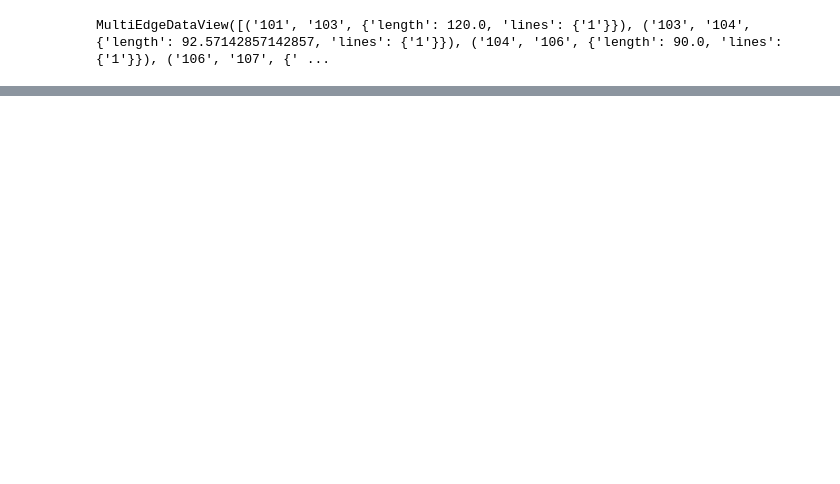
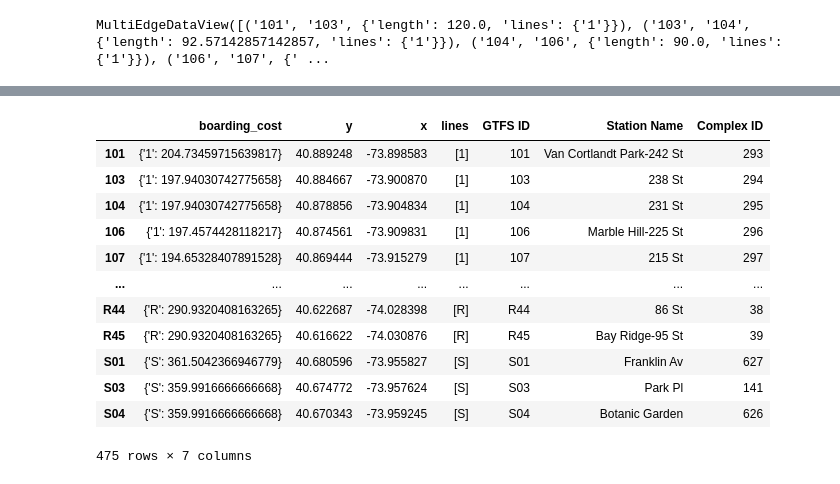
Before and after one commit to pacmanboss256/subway, a Jupyter notebook: graph-gen.ipynb, the cells around one changed output, grey strips where cells are left out. Saved outputs shown, nothing was run; the diff lists cells and outputs as text; code cells hidden in the pictures; blank space fills up the shorter version.

Commit message:
worry about transfers within complexes

```diff
--- a/graph-gen.ipynb
+++ b/graph-gen.ipynb
@@ -28,6 +29,7 @@ for k in kl:
 	m = k[-3:]
 	ls = station_data[station_data['GTFS Stop ID'] == m]
 	G.nodes[k]['lines'] = ls.iat[0,3]
+	G.nodes[k]['GTFS ID'] = ls.iat[0,0]
 	G.nodes[k]['Station Name'] = ls.iat[0,2]
 	G.nodes[k]['Complex ID'] = ls.iat[0,1]
 	try: del G.nodes[k]['modes']
@@ -70,3 +72,17 @@ def iterator(L):
 	a, b = itertools.tee(L)
 	next(b, None)
 	return list(zip(a,b))
+# %%
+## transfers in complex
+transfers = pd.read_csv('gtfs_subway/transfers.txt')
+transfers['lines'] = 0
+for i in range(len(transfers['from_stop_id'])):
+	coming = transfers['from_stop_id'][i]
+	going = transfers['to_stop_id'][i]
+
+	try:
+		d = (G.nodes[coming]['lines'], G.nodes[going]['lines'])
+		transfers['lines'][i] = d
+	except:
+		print(coming, going, i)
+		continue
@@ -78,6 +116,7 @@ complexed_station_groups = gdf[gdf['Complex ID'].isin(complex_stns)]
 grouped = complexed_station_groups.sort_values('Complex ID').groupby('Complex ID', group_keys=True)
 
 for i in complex_stns:
+	break
 	cpx = grouped.get_group(i)
 	cpx_count = len(cpx)
 	board_cost = {}
@@ -102,4 +141,8 @@ nx.relabel_nodes(G, lambda x: G.nodes[x]['Complex ID'], copy=False)
 # %%
-cdf = pd.DataFrame.from_dict(dict(G.nodes(data=True)), orient='index')
-cdf = cdf.sort_index()
-cdf
+
+for st in G.nodes:
+	if type(G.nodes[st]['boarding_cost']) is float:
+		board_cost = {}
+		for line in G.nodes[st]['lines']:
+			board_cost[line] = G.nodes[st]['boarding_cost']
+		G.nodes[st]['boarding_cost'] = board_cost
@@ -120,3 +149,29 @@ cdf
+# %%
+cdf = pd.DataFrame.from_dict(dict(G.nodes(data=True)), orient='index')
+##edf = pd.DataFrame.from_dict(dict(G.edges(data=True)), orient='index')
+elist = list(G.edges.data())
+edict = {}
+for i in range(len(elist)):
+	start =elist[i][0]
+	stop = elist[i][1]
+	data = elist[i][2]
+	edict[(start, stop)] = data
+
+cdf
+# %% [output]
+|  | boarding_cost | y | x | lines | GTFS ID | Station Name | Complex ID |
+| 101 | {'1': 204.73459715639817} | 40.889248 | -73.898583 | [1] | 101 | Van Cortlandt Park-242 St | 293 |
+| 103 | {'1': 197.94030742775658} | 40.884667 | -73.900870 | [1] | 103 | 238 St | 294 |
+| 104 | {'1': 197.94030742775658} | 40.878856 | -73.904834 | [1] | 104 | 231 St | 295 |
+| 106 | {'1': 197.4574428118217} | 40.874561 | -73.909831 | [1] | 106 | Marble Hill-225 St | 296 |
+| 107 | {'1': 194.65328407891528} | 40.869444 | -73.915279 | [1] | 107 | 215 St | 297 |
+| ... | ... | ... | ... | ... | ... | ... | ... |
+| R44 | {'R': 290.9320408163265} | 40.622687 | -74.028398 | [R] | R44 | 86 St | 38 |
+| R45 | {'R': 290.9320408163265} | 40.616622 | -74.030876 | [R] | R45 | Bay Ridge-95 St | 39 |
+| S01 | {'S': 361.5042366946779} | 40.680596 | -73.955827 | [S] | S01 | Franklin Av | 627 |
+| S03 | {'S': 359.9916666666668} | 40.674772 | -73.957624 | [S] | S03 | Park Pl | 141 |
+| S04 | {'S': 359.9916666666668} | 40.670343 | -73.959245 | [S] | S04 | Botanic Garden | 626 |
+475 rows × 7 columns
 # %%
 node_pos = dict(G.nodes.data())
 st_pos = pd.DataFrame.from_dict(node_pos).T
```
Also changed, not shown: parts of 7 cells of this notebook, 1 other file.
